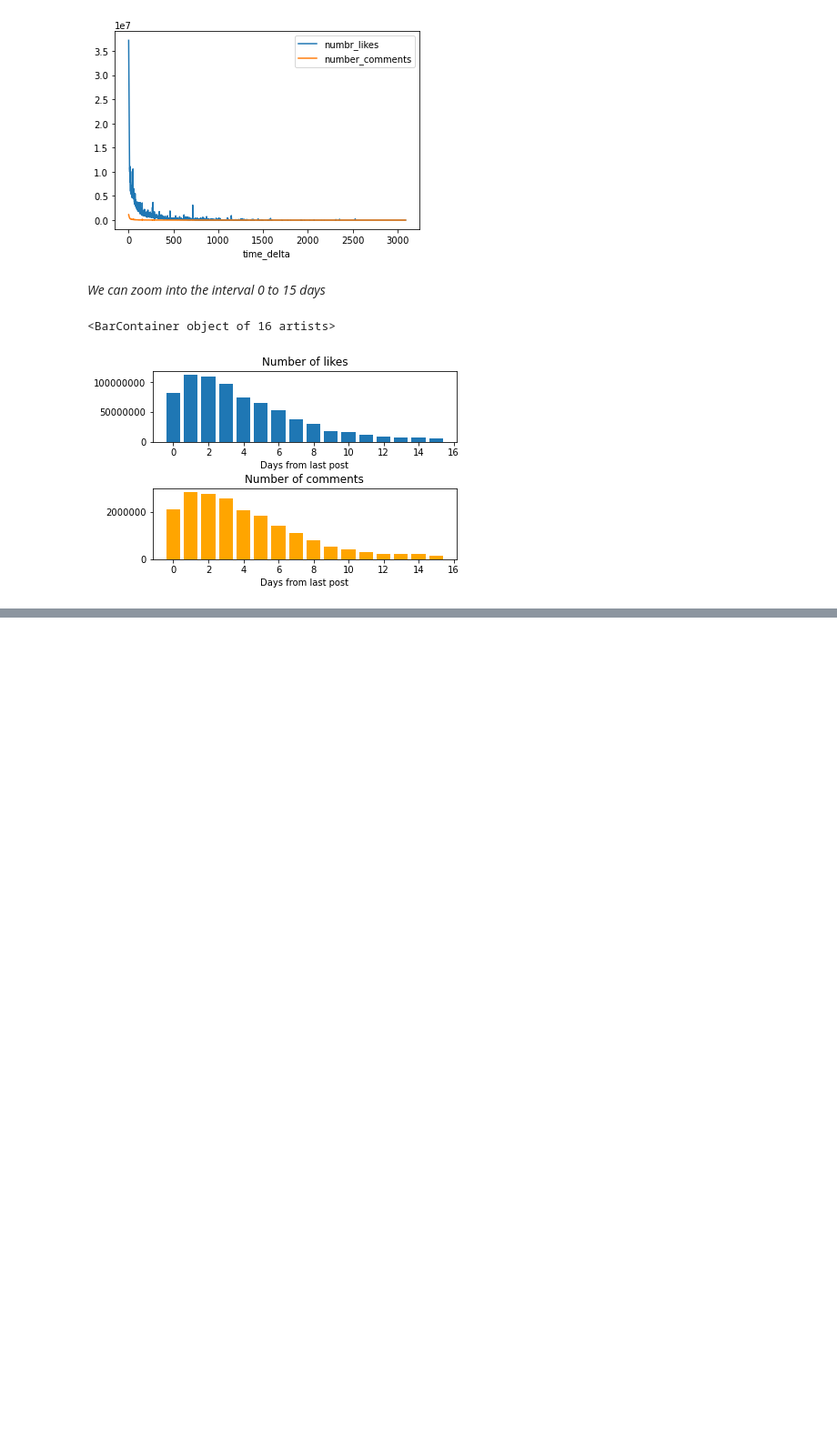
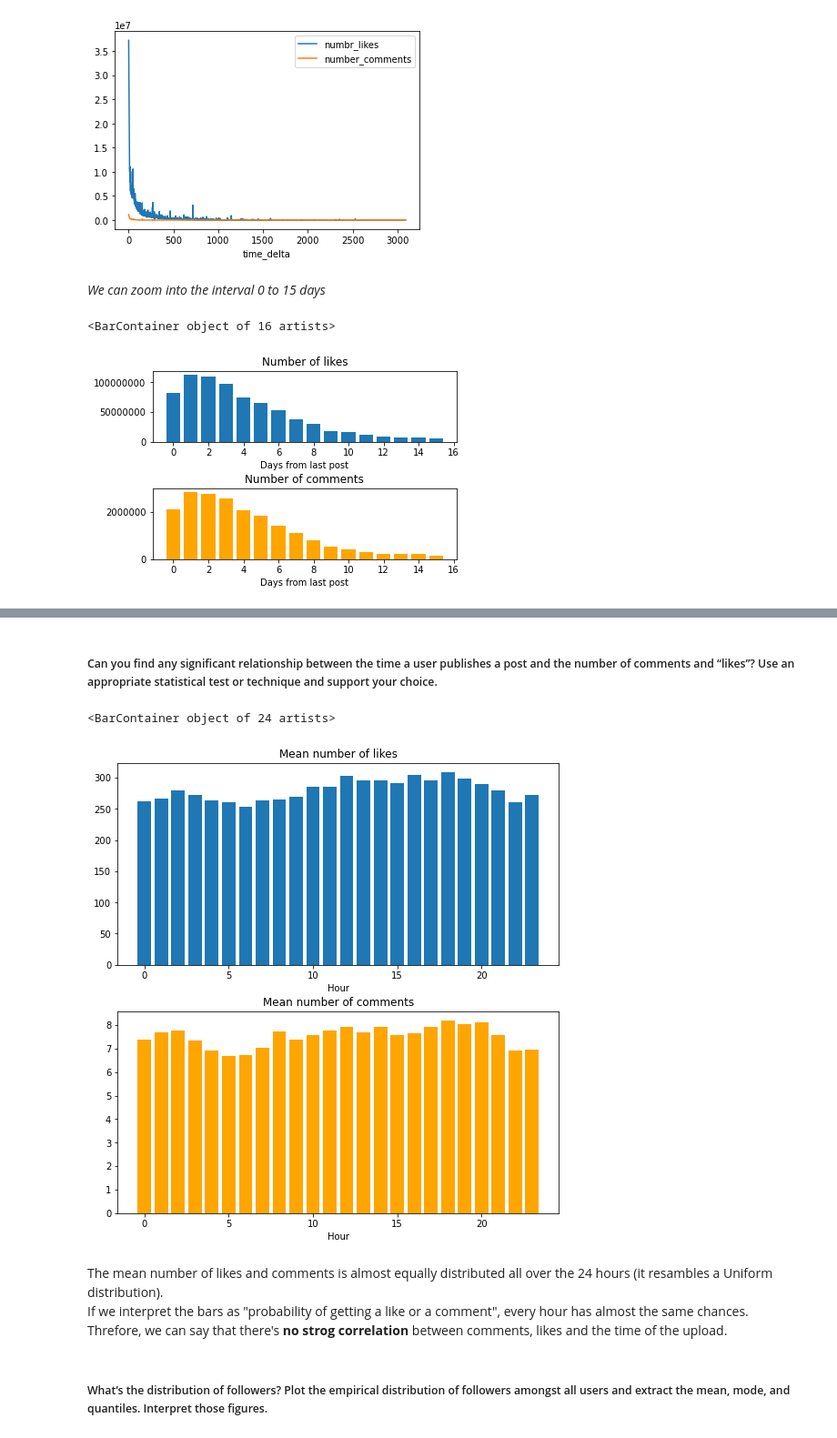
Before and after one commit to sophiaBalestrucci/ADM-HW2, a Jupyter notebook: HW2.ipynb, the cells around one changed output, grey strips where cells are left out. Shown: that part at 91% size. Drawn from its saved outputs; the diff is of its cells as text; code cells hidden in the pictures; blank space fills up the shorter version.

```diff
--- a/HW2.ipynb
+++ b/HW2.ipynb
@@ -612,0 +634,35 @@ $\implies$ The interval wich maximixe the likes and comments is between 1 and 4
+# %% [markdown]
+##### Can you find any significant relationship between the time a user publishes a post and the number of comments and “likes”? Use an appropriate statistical test or technique and support your choice.
+# %%
+posts = pd.read_csv("/home/ec2-user/SageMaker/instagram_posts.zip",delimiter="\t",lineterminator="\n",
+                    usecols = ["numbr_likes","number_comments","cts"])
+# %%
+posts.dropna(inplace=True)
+posts["cts"] = posts["cts"].astype("datetime64[ns]")
+# %%
+# Mean comments and like per hour
+hours = posts["cts"].dt.hour
+mean = posts[["numbr_likes","number_comments"]].groupby(hours).mean()
+# %%
+fig, ax = plt.subplots(2, 1,figsize = (8,8))
+fig.tight_layout(pad=3)
+
+ax[0].ticklabel_format(style='plain')
+ax[0].set_title("Mean number of likes")
+ax[0].set_xlabel("Hour")
+ax[0].bar(mean.index,mean["numbr_likes"])
+
+ax[1].ticklabel_format(style='plain')
+ax[1].set_title("Mean number of comments")
+ax[1].ticklabel_format(style='plain')
+ax[1].set_xlabel("Hour")
+ax[1].bar(mean.index,mean["number_comments"],color="orange")
+# %% [output]
+<BarContainer object of 24 artists>
+[figure, added]
+# %% [markdown]
+The mean number of likes and comments is almost equally distributed all over the 24 hours (it resambles a Uniform distribution).\
+If we interpret the bars as "probability of getting a like or a comment",  every hour has almost the same chances.\
+Threfore, we can say that there's **no strog correlation** between comments, likes and the time of the upload.
+# %% [markdown]
+##### What’s the distribution of followers? Plot the empirical distribution of followers amongst all users and extract the mean, mode, and quantiles. Interpret those figures.
```
Also changed, not shown: parts of 26 cells of this notebook.
